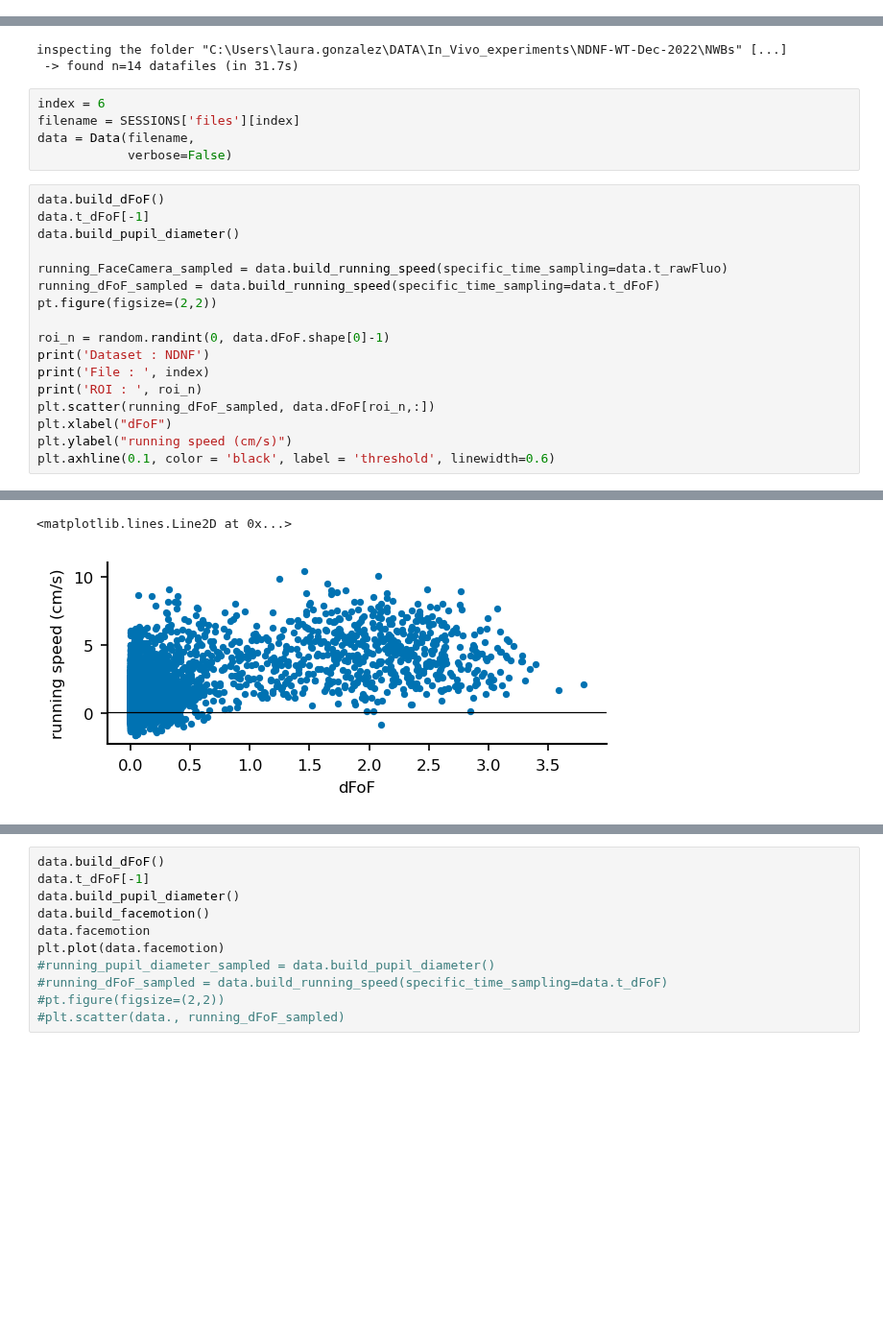
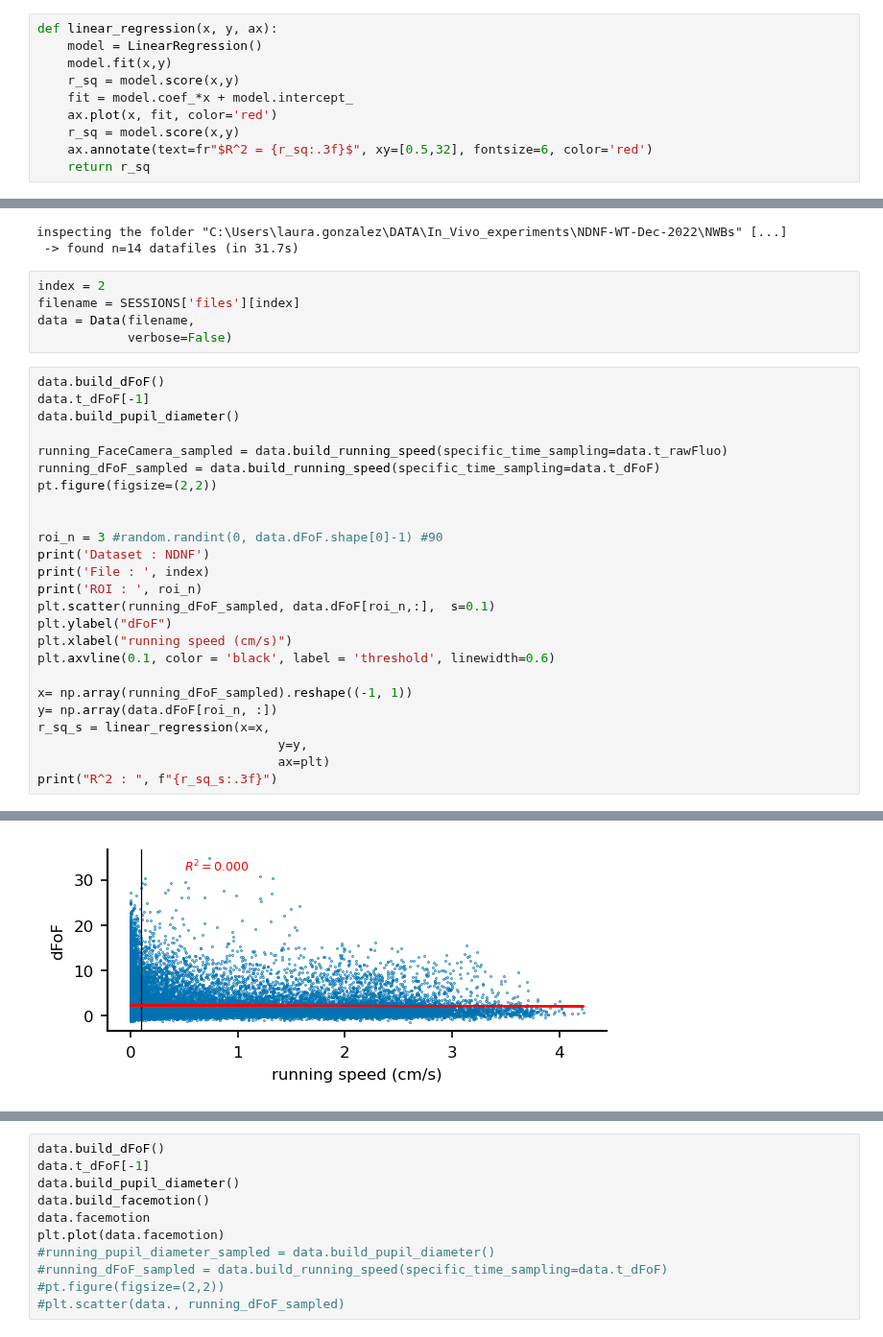
Before and after one commit to LauraGonzalez2000/physion, a Jupyter notebook: notebooks/personalized/Tests.ipynb, the cells around one changed output, grey strips where cells are left out. Shown at 96% size. Drawn from its saved outputs; the diff is of its cells as text; blank space fills up the shorter version.

```diff
--- a/notebooks/personalized/Tests.ipynb
+++ b/notebooks/personalized/Tests.ipynb
@@ -102,3 +104,13 @@ Text(0, 0.5, 'running speed (cm/s)')
+# %%
+def linear_regression(x, y, ax):
+    model = LinearRegression()
+    model.fit(x,y)
+    r_sq = model.score(x,y)
+    fit = model.coef_*x + model.intercept_
+    ax.plot(x, fit, color='red')
+    r_sq = model.score(x,y)
+    ax.annotate(text=fr"$R^2 = {r_sq:.3f}$", xy=[0.5,32], fontsize=6, color='red')
+    return r_sq
 # %%
 datafolder = os.path.join(os.path.expanduser('~'), 'DATA', 'In_Vivo_experiments','NDNF-WT-Dec-2022','NWBs')
 SESSIONS = scan_folder_for_NWBfiles(datafolder)
@@ -107,7 +119,7 @@ SESSIONS['nwbfiles'] = [os.path.basename(f) for f in SESSIONS['files']]
 inspecting the folder "C:\Users\laura.gonzalez\DATA\In_Vivo_experiments\NDNF-WT-Dec-2022\NWBs" [...]
  -> found n=14 datafiles (in 31.7s)
 # %%
-index = 6
+index = 2
 filename = SESSIONS['files'][index]
 data = Data(filename,
             verbose=False)
@@ -120,14 +132,22 @@ running_FaceCamera_sampled = data.build_running_speed(specific_time_sampling=dat
 running_dFoF_sampled = data.build_running_speed(specific_time_sampling=data.t_dFoF)
 pt.figure(figsize=(2,2))
 
-roi_n = random.randint(0, data.dFoF.shape[0]-1)
+
+roi_n = 3 #random.randint(0, data.dFoF.shape[0]-1) #90
 print('Dataset : NDNF')
 print('File : ', index)
 print('ROI : ', roi_n)
-plt.scatter(running_dFoF_sampled, data.dFoF[roi_n,:])
-plt.xlabel("dFoF")
-plt.ylabel("running speed (cm/s)")
-plt.axhline(0.1, color = 'black', label = 'threshold', linewidth=0.6)
+plt.scatter(running_dFoF_sampled, data.dFoF[roi_n,:],  s=0.1)
+plt.ylabel("dFoF")
+plt.xlabel("running speed (cm/s)")
+plt.axvline(0.1, color = 'black', label = 'threshold', linewidth=0.6)
+
+x= np.array(running_dFoF_sampled).reshape((-1, 1))
+y= np.array(data.dFoF[roi_n, :])
+r_sq_s = linear_regression(x=x,
+                                y=y,
+                                ax=plt)
+print("R^2 : ", f"{r_sq_s:.3f}")
 # %% [output]
 calculating dF/F with method "percentile" [...]
 
@@ -140,2 +161 @@ ROI :  111
-<matplotlib.lines.Line2D at 0x...>
-[figure, old version]
+[figure, new version]
```
Also changed, not shown: parts of 5 cells of this notebook, 4 other files.
